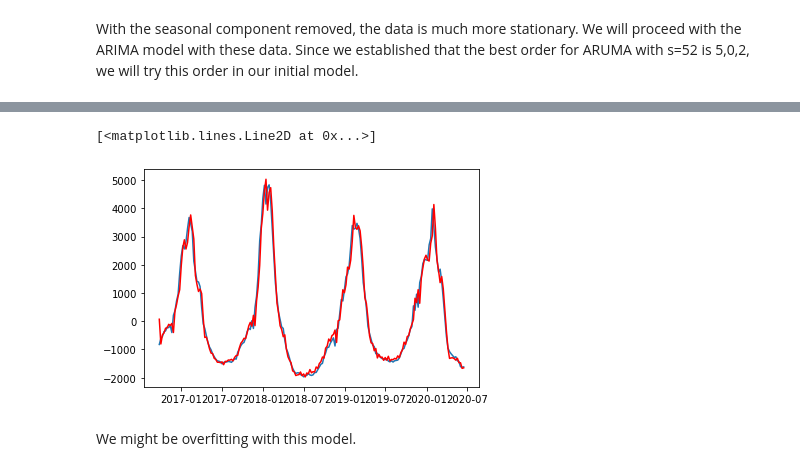
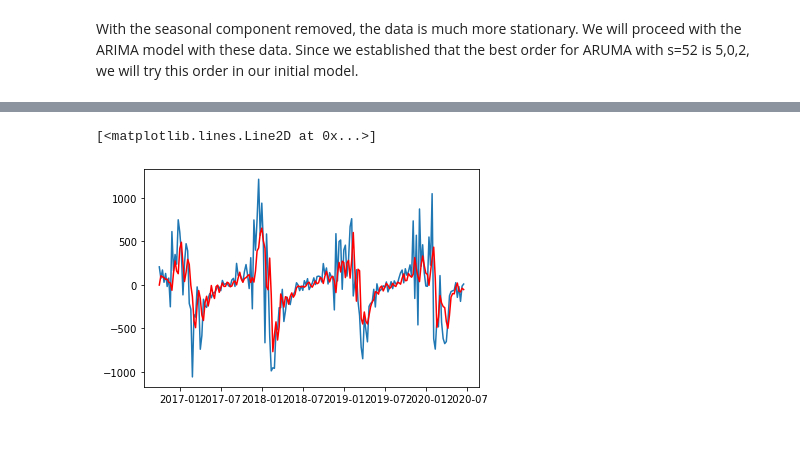
Before and after one commit to mjwolfe91/QTW-CaseStudy4, a Jupyter notebook: FluForecasting.ipynb, the cells around one changed output, grey strips where cells are left out. Saved outputs shown, nothing was run; the diff lists cells and outputs as text; code cells hidden in the pictures; blank space fills up the shorter version.

```diff
--- a/FluForecasting.ipynb
+++ b/FluForecasting.ipynb
@@ -183,7 +186,9 @@ dtype: float64
+# %%
+FluCases2015Diff = FluCases2015Stat-FluCases2015Stat.shift(1)
 # %% [markdown]
 With the seasonal component removed, the data is much more stationary. We will proceed with the ARIMA model with these data. Since we established that the best order for ARUMA with s=52 is 5,0,2, we will try this order in our initial model.
 # %%
-model = ARIMA(FluCases2015Stat.dropna(), order=(5,0,2), freq='W')
+model = ARIMA(FluCases2015Diff.dropna(), order=(5,0,2), freq='W')
 model_fit = model.fit(disp=0)
 print(model_fit.summary())
 # plot residual errors
@@ -225,8 +230,6 @@ max    951.167717
 # %%
-plt.plot(FluCases2015Stat)
+plt.plot(FluCases2015Diff)
 plt.plot(model_fit.fittedvalues, color='red')
 # %% [output]
 [<matplotlib.lines.Line2D at 0x...>]
-[figure, old version]
+[figure, new version]
-# %% [markdown]
-We might be overfitting with this model.
```
Also changed, not shown: parts of 8 cells of this notebook.
